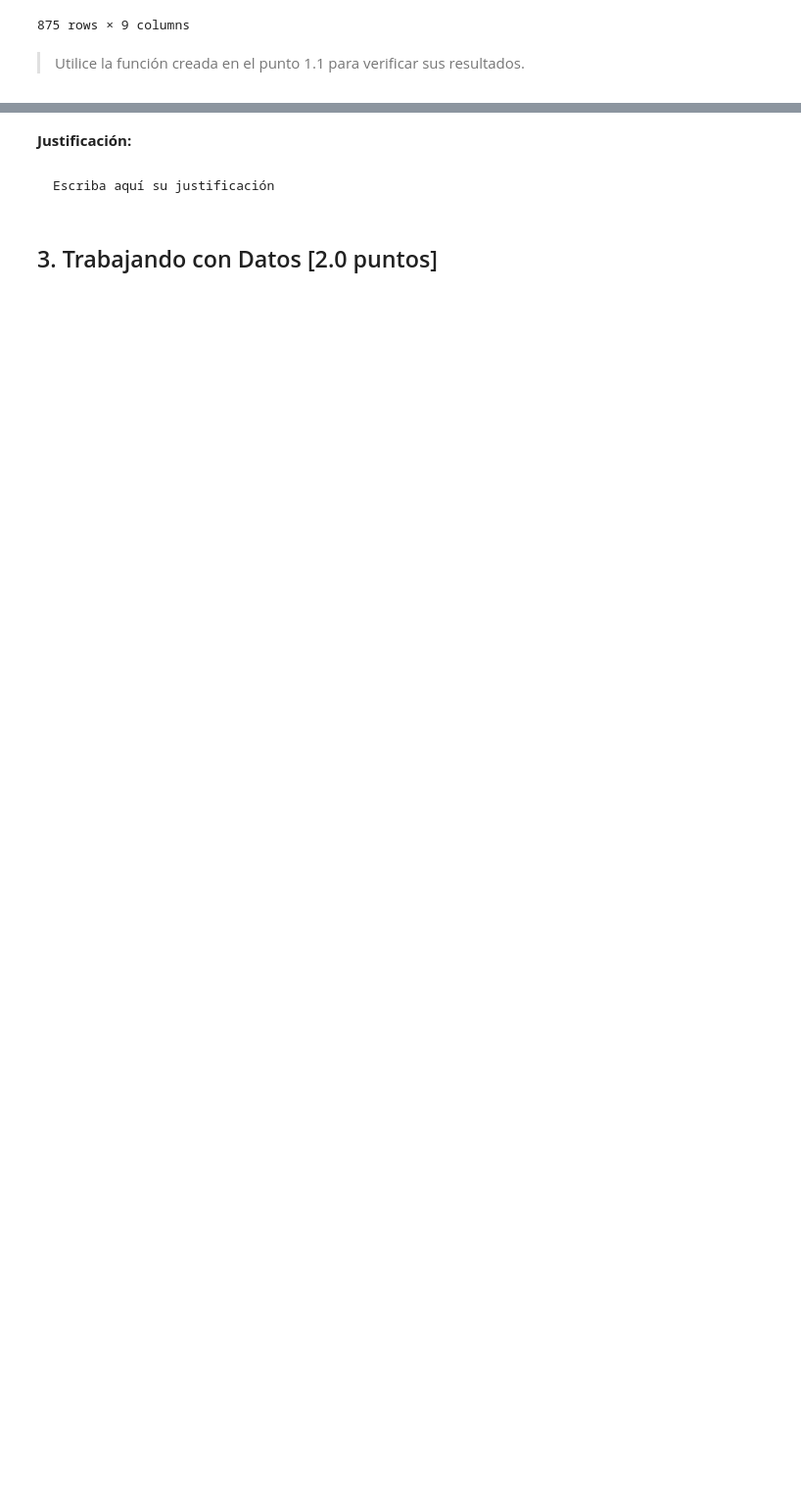
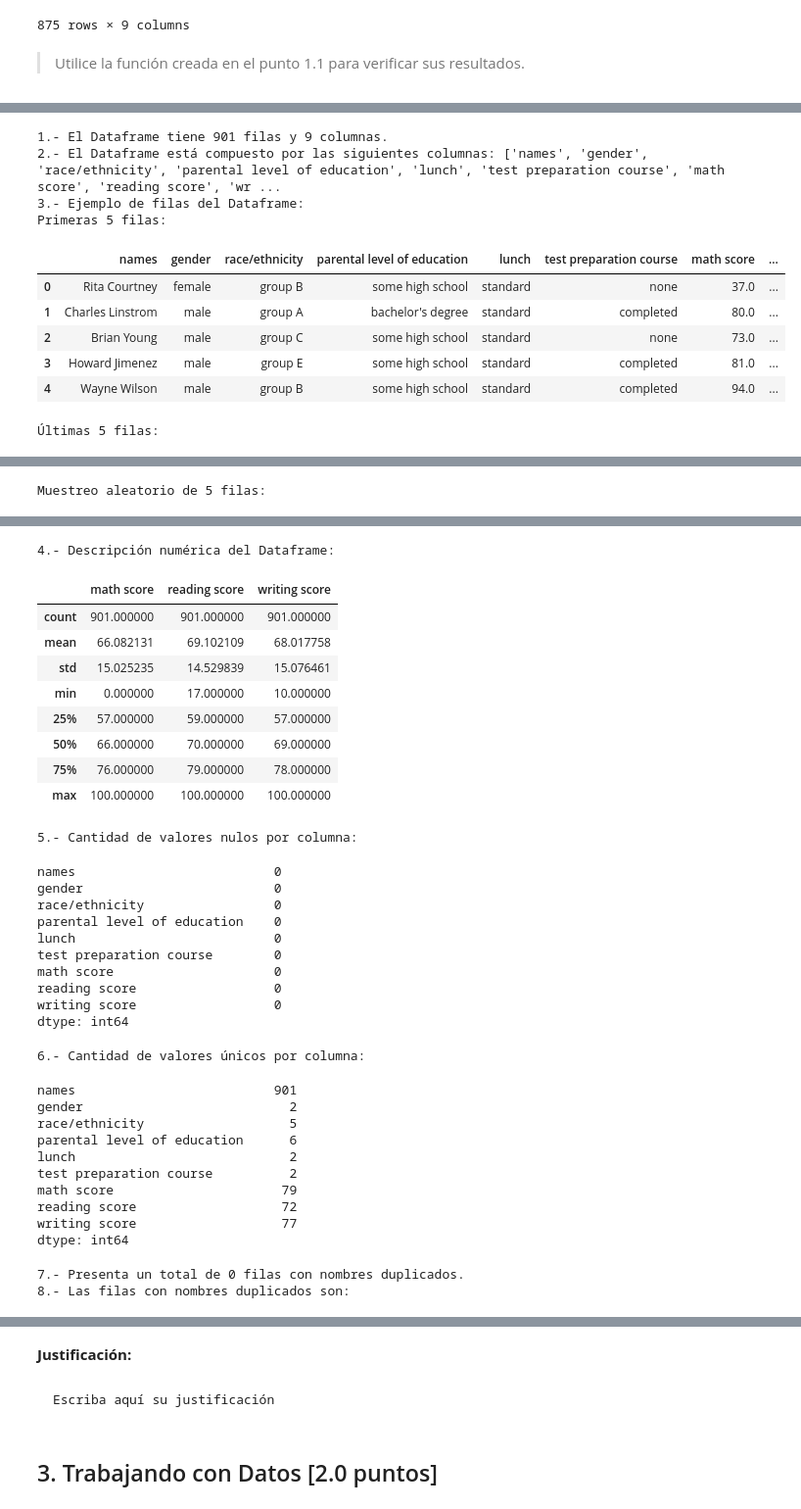
Before and after one commit to BenjaminAnguloCaro/MDS7202, a Jupyter notebook: 20240405105089D1CFC1BEC1D71B__Lab3.ipynb, the cells around one changed output, grey strips where cells are left out. Shown at 98% size. Saved outputs shown, nothing was run; the diff lists cells and outputs as text; code cells hidden in the pictures; blank space fills up the shorter version.

```diff
--- a/20240405105089D1CFC1BEC1D71B__Lab3.ipynb
+++ b/20240405105089D1CFC1BEC1D71B__Lab3.ipynb
@@ -326,0 +352,14 @@ df_grades
+# %%
+exploratory_data_analysis(df_grades)
+# %% [output]
+1.- El Dataframe tiene 901 filas y 9 columnas.
+2.- El Dataframe está compuesto por las siguientes columnas: ['names', 'gender', 'race/ethnicity', 'parental level of education', 'lunch', 'test preparation course', 'math score', 'reading score', 'wr ...
+3.- Ejemplo de filas del Dataframe:
+Primeras 5 filas:
+|  | names | gender | race/ethnicity | parental level of education | lunch | test preparation course | math score | ... |
+| 0 | Rita Courtney | female | group B | some high school | standard | none | 37.0 | ... |
+| 1 | Charles Linstrom | male | group A | bachelor's degree | standard | completed | 80.0 | ... |
+| 2 | Brian Young | male | group C | some high school | standard | none | 73.0 | ... |
+| 3 | Howard Jimenez | male | group E | some high school | standard | completed | 81.0 | ... |
+| 4 | Wayne Wilson | male | group B | some high school | standard | completed | 94.0 | ... |
+Últimas 5 filas:
@@ -326,0 +372 @@ df_grades
+Muestreo aleatorio de 5 filas:
@@ -326,0 +379,34 @@ df_grades
+4.- Descripción numérica del Dataframe:
+|  | math score | reading score | writing score |
+| count | 901.000000 | 901.000000 | 901.000000 |
+| mean | 66.082131 | 69.102109 | 68.017758 |
+| std | 15.025235 | 14.529839 | 15.076461 |
+| min | 0.000000 | 17.000000 | 10.000000 |
+| 25% | 57.000000 | 59.000000 | 57.000000 |
+| 50% | 66.000000 | 70.000000 | 69.000000 |
+| 75% | 76.000000 | 79.000000 | 78.000000 |
+| max | 100.000000 | 100.000000 | 100.000000 |
+5.- Cantidad de valores nulos por columna:
+names                          0
+gender                         0
+race/ethnicity                 0
+parental level of education    0
+lunch                          0
+test preparation course        0
+math score                     0
+reading score                  0
+writing score                  0
+dtype: int64
+6.- Cantidad de valores únicos por columna:
+names                          901
+gender                           2
+race/ethnicity                   5
+parental level of education      6
+lunch                            2
+test preparation course          2
+math score                      79
+reading score                   72
+writing score                   77
+dtype: int64
+7.- Presenta un total de 0 filas con nombres duplicados.
+8.- Las filas con nombres duplicados son:
```
Also changed, not shown: parts of 3 cells of this notebook.
